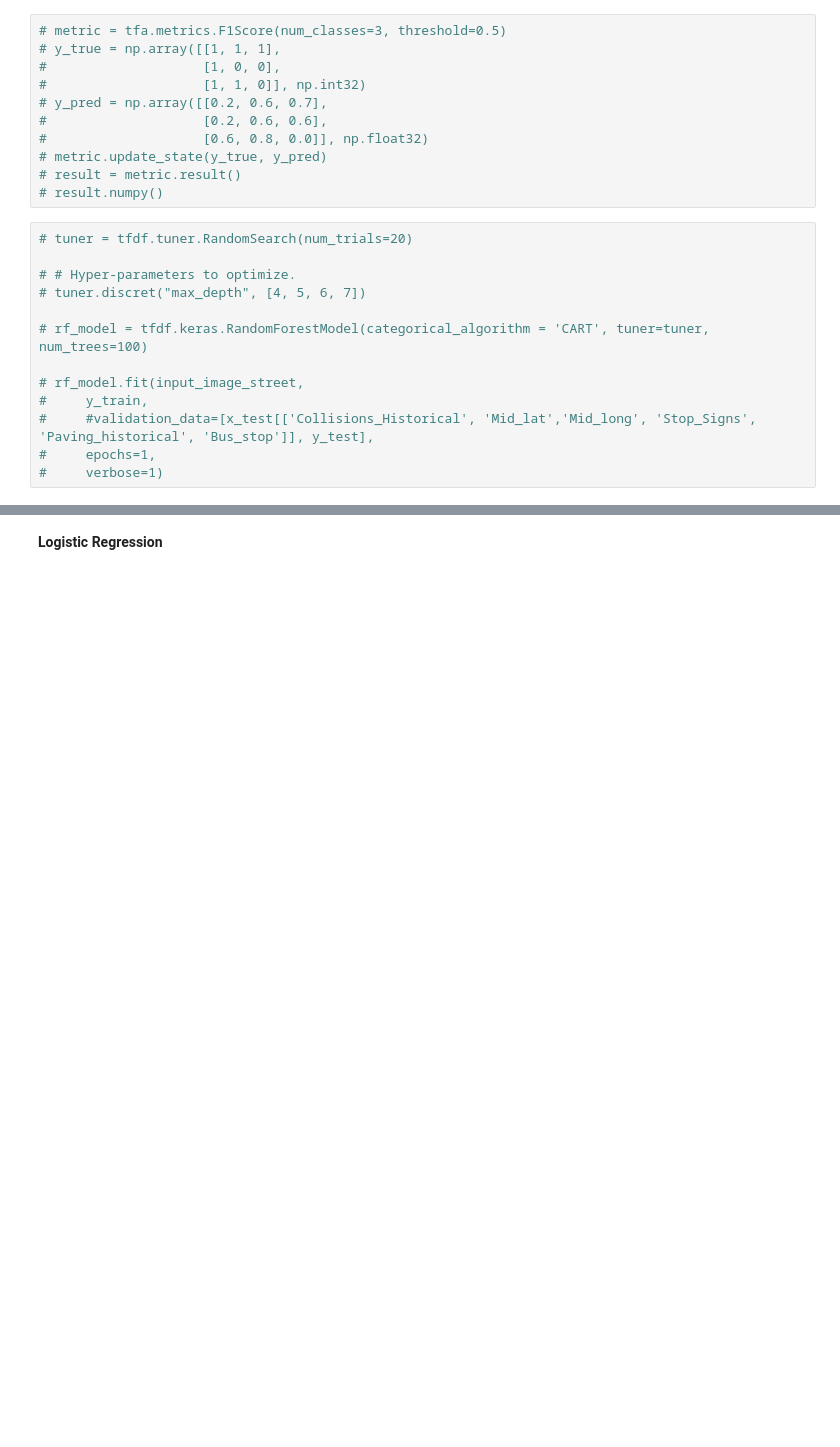
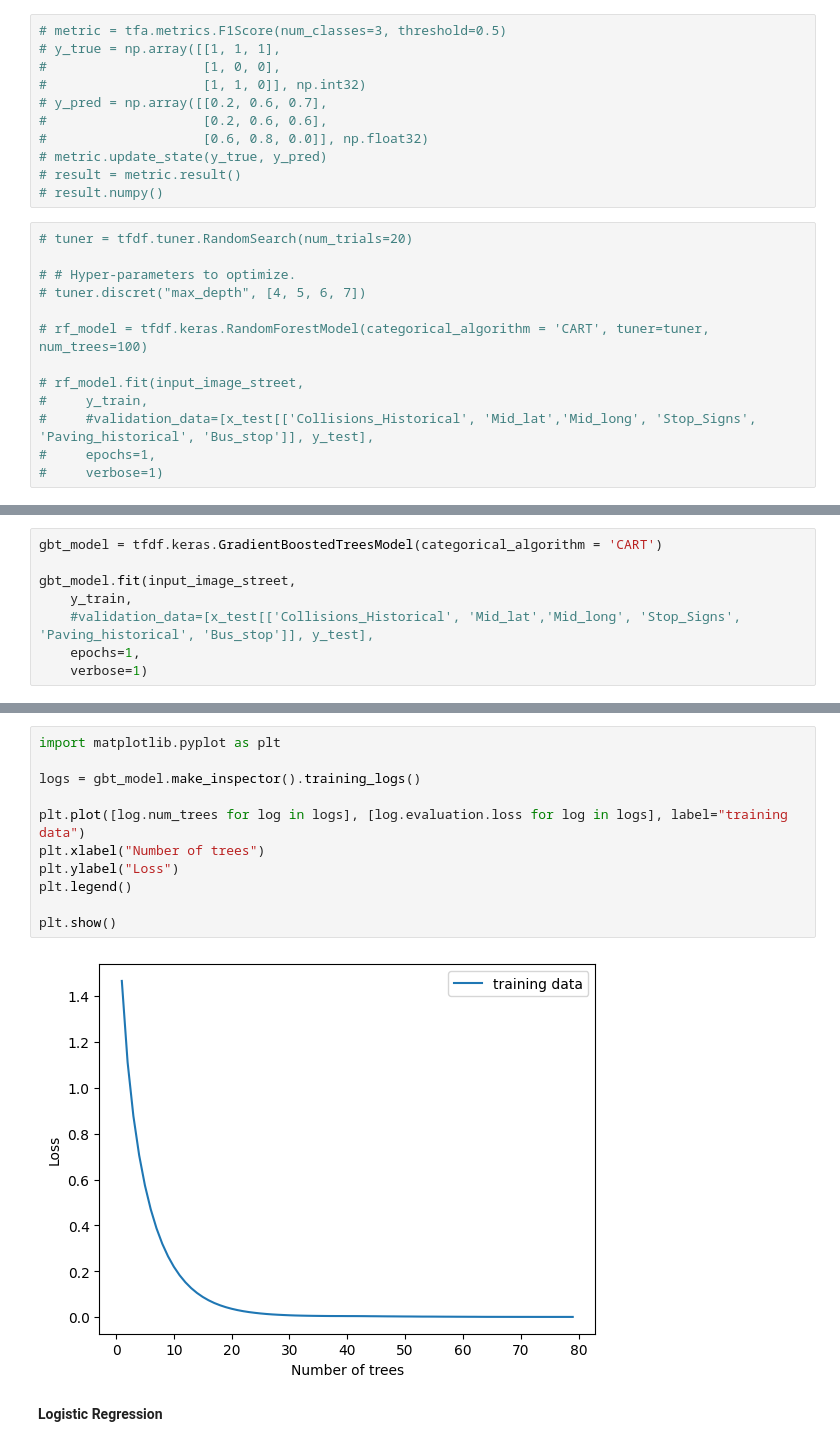
Before and after one commit to arisanguyen/210_Capstone_Aditya_Arisa_Noriel, a Jupyter notebook: Noriel - Modeling - Multi-Class Classification.ipynb, the cells around one changed output, grey strips where cells are left out. Saved outputs shown, nothing was run; the diff lists cells and outputs as text; blank space fills up the shorter version.

Commit message:
test train split attempt cancel

```diff
--- a/Noriel - Modeling - Multi-Class Classification.ipynb
+++ b/Noriel - Modeling - Multi-Class Classification.ipynb
@@ -446,0 +449,8 @@ plt.show()
+# %%
+gbt_model = tfdf.keras.GradientBoostedTreesModel(categorical_algorithm = 'CART')
+
+gbt_model.fit(input_image_street,
+    y_train,
+    #validation_data=[x_test[['Collisions_Historical', 'Mid_lat','Mid_long', 'Stop_Signs', 'Paving_historical', 'Bus_stop']], y_test],
+    epochs=1,
+    verbose=1)
@@ -447,3 +507,16 @@ plt.show()
+# %%
+import matplotlib.pyplot as plt
+
+logs = gbt_model.make_inspector().training_logs()
+
+plt.plot([log.num_trees for log in logs], [log.evaluation.loss for log in logs], label="training data")
+plt.xlabel("Number of trees")
+plt.ylabel("Loss")
+plt.legend()
+
+plt.show()
+# %% [output]
+[figure, added]
 # %% [markdown]
 **Logistic Regression**
 # %%
```
Also changed, not shown: parts of 12 cells of this notebook.
